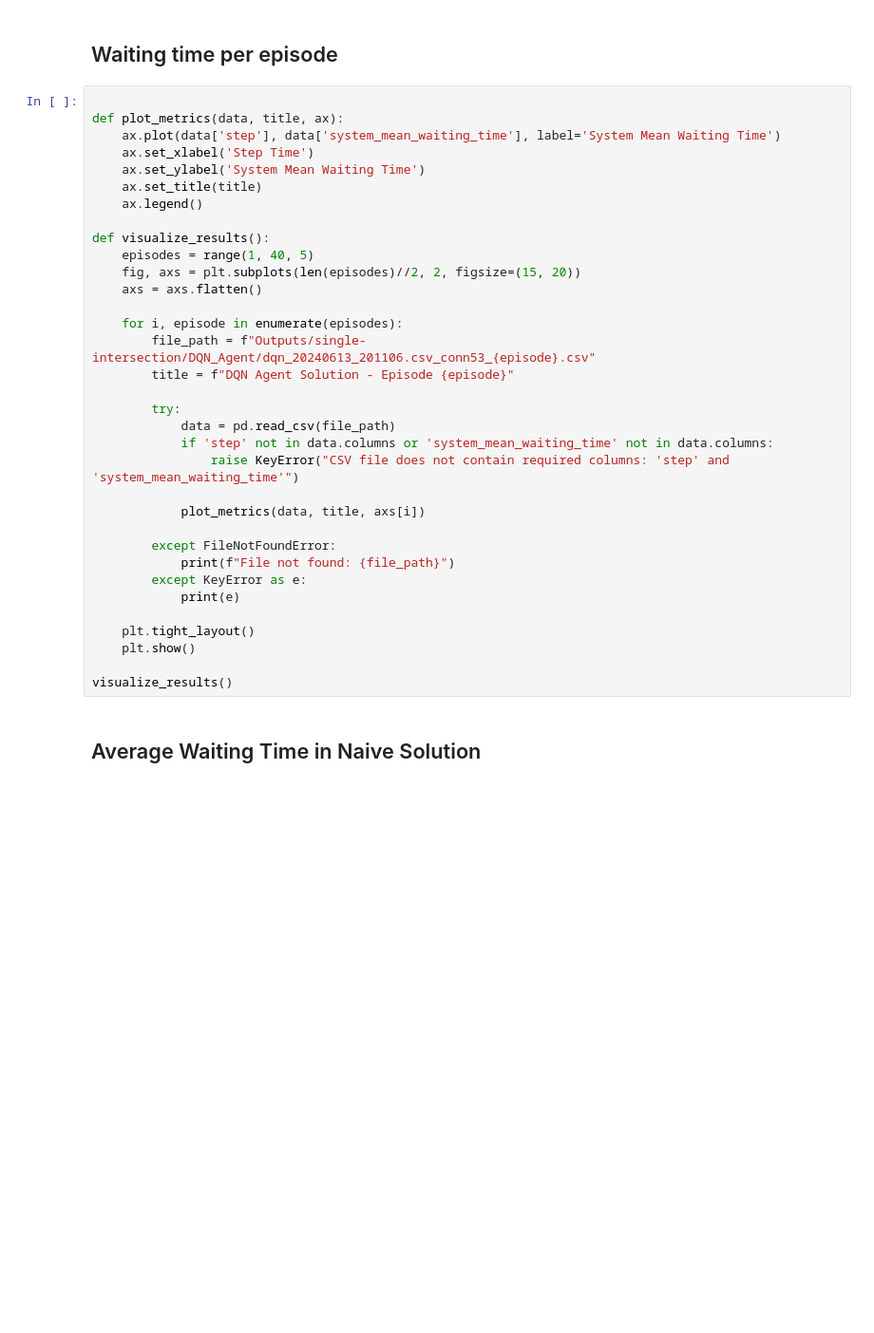
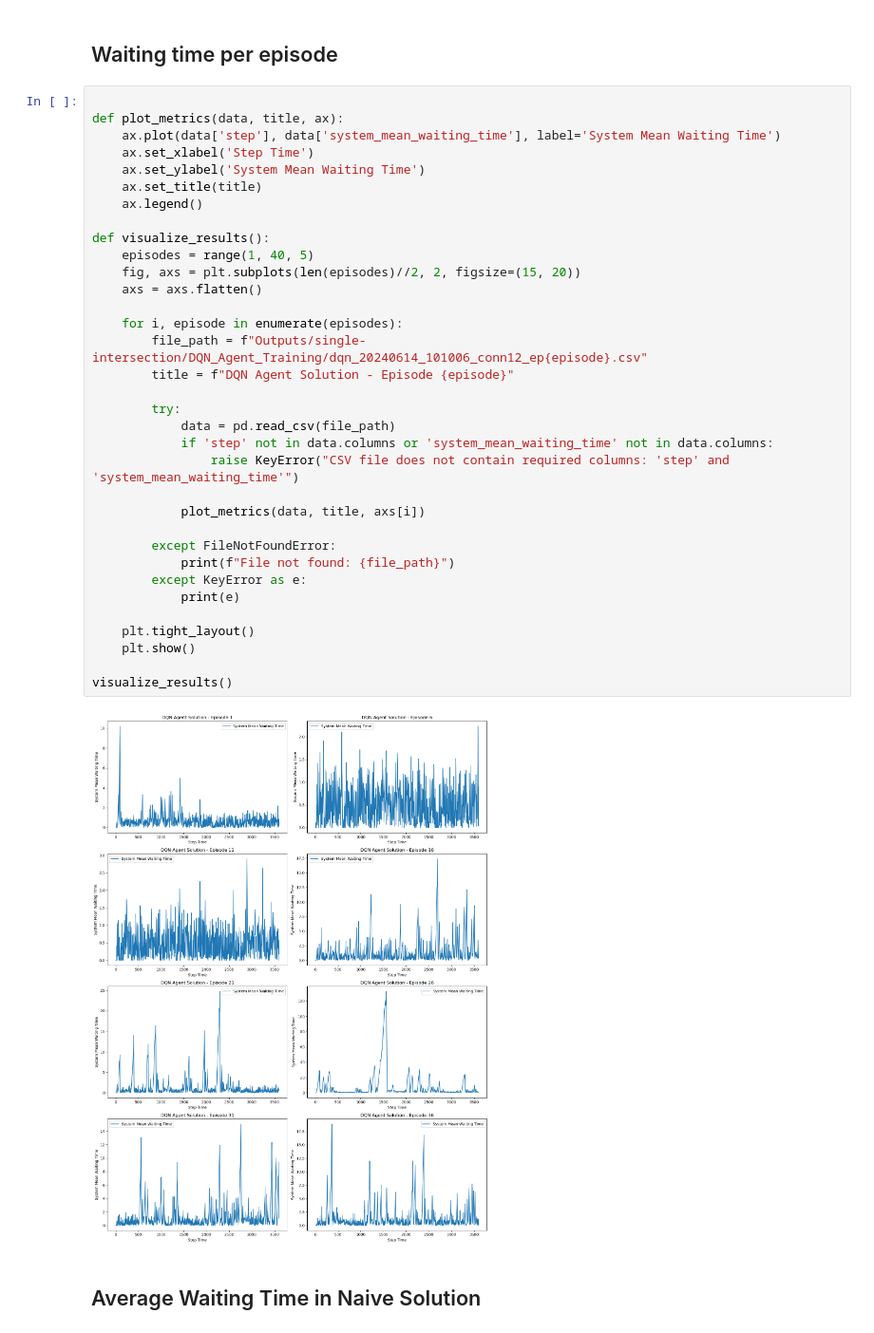
Before and after one commit to matand380/Traffic_Tune_POC, a Jupyter notebook: Traffic_Tune_POC_final.ipynb, the cells around one changed output. Shown at 95% size. Cells and saved outputs as stored; diff of their text form; blank space fills up the shorter version.

```diff
--- a/Traffic_Tune_POC_final.ipynb
+++ b/Traffic_Tune_POC_final.ipynb
@@ -299,34 +331,36 @@ def plot_metrics(data, title, ax):
     ax.plot(data['step'], data['system_mean_waiting_time'], label='System Mean Waiting Time')
     ax.set_xlabel('Step Time')
     ax.set_ylabel('System Mean Waiting Time')
     ax.set_title(title)
     ax.legend()
 
 def visualize_results():
     episodes = range(1, 40, 5)
     fig, axs = plt.subplots(len(episodes)//2, 2, figsize=(15, 20))
     axs = axs.flatten()
 
     for i, episode in enumerate(episodes):
-        file_path = f"Outputs/single-intersection/DQN_Agent/dqn_20240613_201106.csv_conn53_{episode}.csv"
+        file_path = f"Outputs/single-intersection/DQN_Agent_Training/dqn_20240614_101006_conn12_ep{episode}.csv"
         title = f"DQN Agent Solution - Episode {episode}"
 
         try:
             data = pd.read_csv(file_path)
             if 'step' not in data.columns or 'system_mean_waiting_time' not in data.columns:
                 raise KeyError("CSV file does not contain required columns: 'step' and 'system_mean_waiting_time'")
 
             plot_metrics(data, title, axs[i])
 
         except FileNotFoundError:
             print(f"File not found: {file_path}")
         except KeyError as e:
             print(e)
 
     plt.tight_layout()
     plt.show()
 
 visualize_results()
+# %% [output]
+[figure, added]
 # %% [markdown]
 ## Average Waiting Time in Naive Solution
 # %%
```
Also changed, not shown: parts of 7 cells of this notebook, 1 other file.
